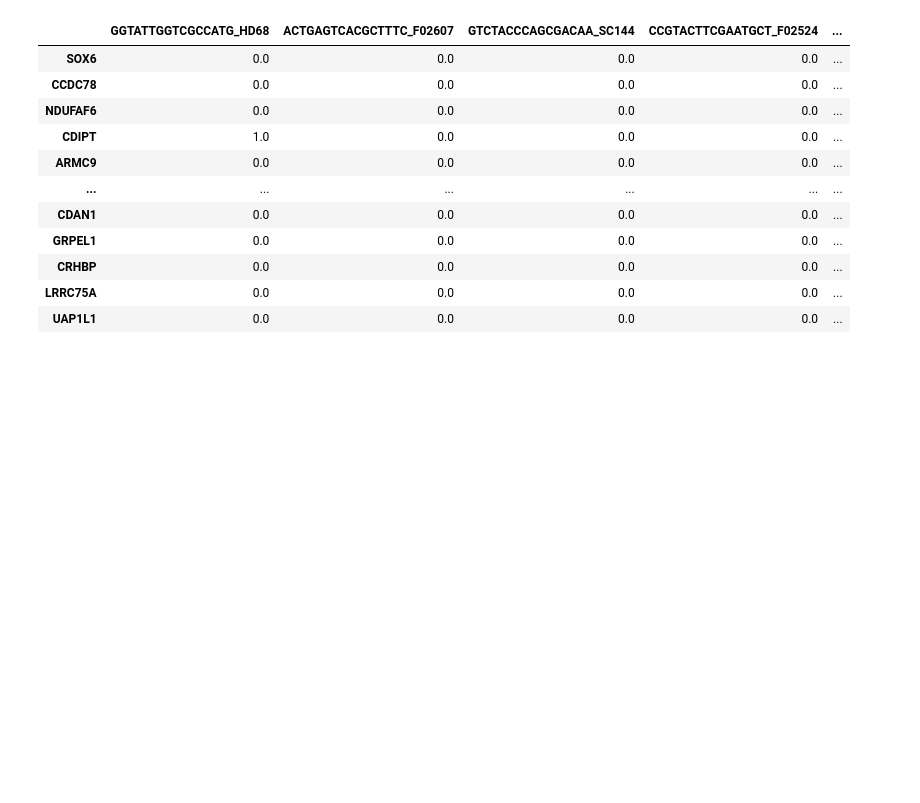
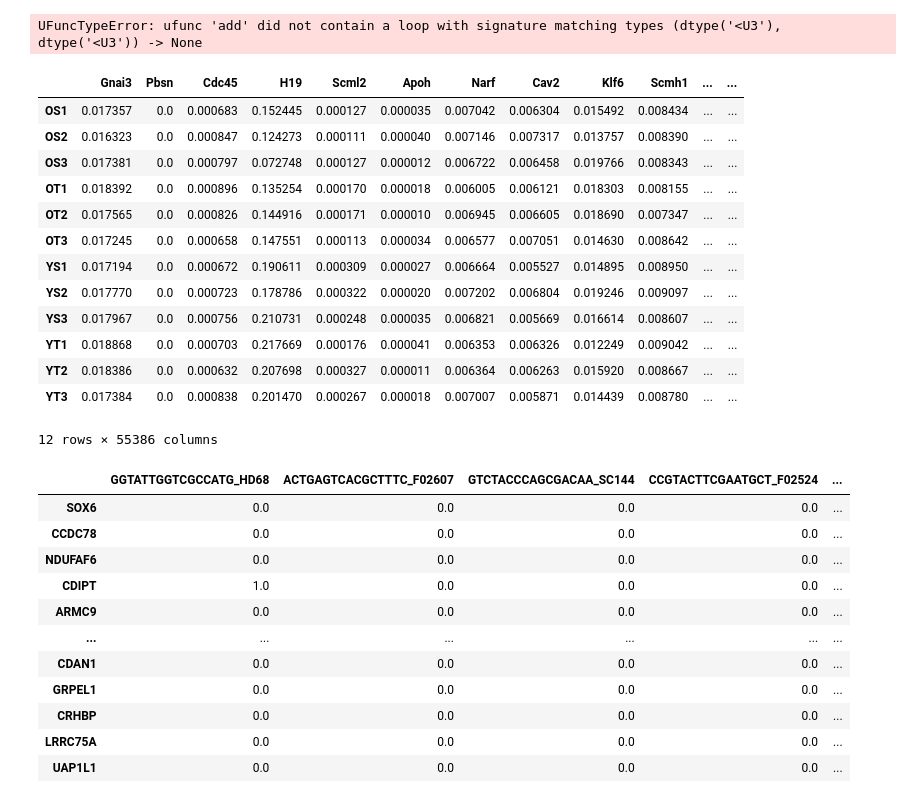
Before and after one commit to juliaolivieri/equivalence_testing, a Jupyter notebook: notebooks/deseq2_format.ipynb, the cells around one changed output. Drawn from its saved outputs; the diff is of its cells as text; code cells hidden in the pictures; blank space fills up the shorter version.

```diff
--- a/notebooks/deseq2_format.ipynb
+++ b/notebooks/deseq2_format.ipynb
@@ -3,3 +18,49 @@ import pandas as pd
+# %%
+infile = "~/Desktop/Research/Datasets/GSE206932_merged.counts.bulk.csv"
+meta = "~/Desktop/Research/Datasets/GSE206932_meta.csv"
+condition = "experimental_condition"
+
+norm = True
+log_scale = True
+
+df = pd.read_csv(infile, index_col = 0).T
+
+meta = pd.read_csv(meta, index_col = 0)
+
+df["condition"] = df.index.map({k : v for k, v in zip(meta.index, meta[condition])})
+
+
+if norm:
+  # normalize each row (sample) by the number of counts
+  df = normalize(df)
+
+if log_scale:
+  df = log2_scale(df)
+
+plot = False
+# %%
+delta = 1
+out_df = loop_over_genes(df, delta, plot)
+out_df = process_out_df(out_df, delta)
+# %% [output]
+UFuncTypeError: ufunc 'add' did not contain a loop with signature matching types (dtype('<U3'), dtype('<U3')) -> None
+# %%
+df
+# %% [output]
+|  | Gnai3 | Pbsn | Cdc45 | H19 | Scml2 | Apoh | Narf | Cav2 | Klf6 | Scmh1 | ... | ... |
+| OS1 | 0.017357 | 0.0 | 0.000683 | 0.152445 | 0.000127 | 0.000035 | 0.007042 | 0.006304 | 0.015492 | 0.008434 | ... | ... |
+| OS2 | 0.016323 | 0.0 | 0.000847 | 0.124273 | 0.000111 | 0.000040 | 0.007146 | 0.007317 | 0.013757 | 0.008390 | ... | ... |
+| OS3 | 0.017381 | 0.0 | 0.000797 | 0.072748 | 0.000127 | 0.000012 | 0.006722 | 0.006458 | 0.019766 | 0.008343 | ... | ... |
+| OT1 | 0.018392 | 0.0 | 0.000896 | 0.135254 | 0.000170 | 0.000018 | 0.006005 | 0.006121 | 0.018303 | 0.008155 | ... | ... |
+| OT2 | 0.017565 | 0.0 | 0.000826 | 0.144916 | 0.000171 | 0.000010 | 0.006945 | 0.006605 | 0.018690 | 0.007347 | ... | ... |
+| OT3 | 0.017245 | 0.0 | 0.000658 | 0.147551 | 0.000113 | 0.000034 | 0.006577 | 0.007051 | 0.014630 | 0.008642 | ... | ... |
+| YS1 | 0.017194 | 0.0 | 0.000672 | 0.190611 | 0.000309 | 0.000027 | 0.006664 | 0.005527 | 0.014895 | 0.008950 | ... | ... |
+| YS2 | 0.017770 | 0.0 | 0.000723 | 0.178786 | 0.000322 | 0.000020 | 0.007202 | 0.006804 | 0.019246 | 0.009097 | ... | ... |
+| YS3 | 0.017967 | 0.0 | 0.000756 | 0.210731 | 0.000248 | 0.000035 | 0.006821 | 0.005669 | 0.016614 | 0.008607 | ... | ... |
+| YT1 | 0.018868 | 0.0 | 0.000703 | 0.217669 | 0.000176 | 0.000041 | 0.006353 | 0.006326 | 0.012249 | 0.009042 | ... | ... |
+| YT2 | 0.018386 | 0.0 | 0.000632 | 0.207698 | 0.000327 | 0.000011 | 0.006364 | 0.006263 | 0.015920 | 0.008667 | ... | ... |
+| YT3 | 0.017384 | 0.0 | 0.000838 | 0.201470 | 0.000267 | 0.000018 | 0.007007 | 0.005871 | 0.014439 | 0.008780 | ... | ... |
+12 rows × 55386 columns
 # %%
 df = pd.read_csv("/exports/home/jolivieri/equivalence_testing_output/scripts/output/sample_tabular_data/HLCA_normal_1000_capillary-endothelial-cell_mast-cell_1000_100_raw.csv", index_col = 0)
 meta = pd.read_csv("/exports/home/jolivieri/equivalence_testing_output/scripts/output/HLCA_data_processing/HLCA_normal_1000_capillary-endothelial-cell_mast-cell_meta.csv", index_col = 0)
```
Also changed, not shown: parts of 1 cell of this notebook, 2 other files.
